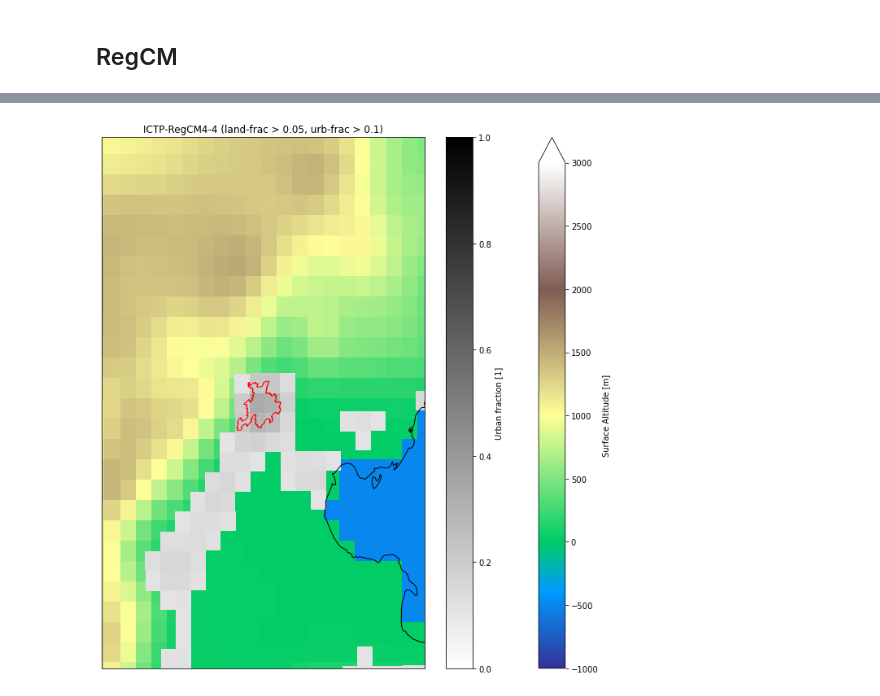
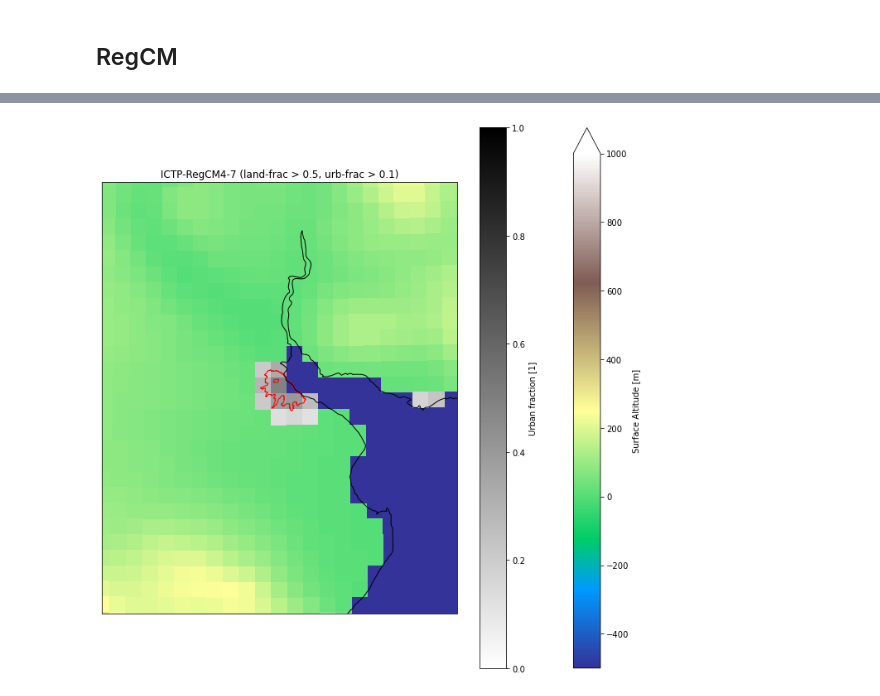
Before and after one commit to FPS-URB-RCC/CORDEX-CORE-WG, a Jupyter notebook: static_fields.ipynb, the cells around one changed output, grey strips where cells are left out. Drawn from its saved outputs; the diff is of its cells as text; code cells hidden in the pictures.

```diff
--- a/static_fields.ipynb
+++ b/static_fields.ipynb
@@ -31,20 +37,20 @@ clat = ucdb_city.centroid.y.values[0]
 # %%
-ords = xr.open_dataset('data/REMO/orography/orog_EAS-22_MPI-M-MPI-ESM-LR_historical_r0i0p0_GERICS-REMO2015_v1_fx_r0i0p0.nc')
-lfds = xr.open_dataset('data/REMO/land-sea-mask/sftlf_EAS-22_ECMWF-ERAINT_evaluation_r0i0p0_GERICS-REMO2015_v1_fx_r0i0p0.nc')
+ords = xr.open_mfdataset(f'data/REMO/orography/orog_{domain}_*REMO*.nc')
+lfds = xr.open_mfdataset(f'data/REMO/land-sea-mask/BLA_{domain}.nc')
 # %% [markdown]
 Fix the raw urban fraction data
 # %%
-ufout = 'sftuf_EAS-22_ECMWF-ERAINT_evaluation_r0i0p0_GERICS-REMO2015_v1_fx_r0i0p0.nc'
+ufout = f'sftuf_{domain}_ECMWF-ERAINT_evaluation_r0i0p0_GERICS-REMO2015_v1_fx_r0i0p0.nc'
 if os.path.exists(ufout):
   ufds = xr.open_dataset(ufout)
 else:
-  ufds_orig = xr.open_dataset('data/REMO/urbanfraction/orig/EAS-22.nc')
+  ufds_orig = xr.open_dataset(f'data/REMO/urbanfraction/orig/{domain}.nc')
   ufnp = ufds_orig.var493.values[0,9:-9,9:-9].copy()
-  ufds = lfds.assign(sftuf = (('rlat','rlon'), ufnp, dict(
+  ufds = ords.assign(sftuf = (('rlat','rlon'), ufnp, dict(
     long_name = 'Urban fraction',
     standard_name = 'urban_area_fraction',
     units = '1',
     cell_measures = 'area: areacella',
     grid_mapping = 'rotated_latitude_longitude'
-  ))).drop_vars('sftlf')
+  ))).drop_vars('orog')
   ufds.to_netcdf(ufout)
@@ -72,6 +95,6 @@ t = ucdb_city.plot(ax=ax, transform=lonlat, facecolor="none", edgecolor="red")
 # %% [markdown]
 ## RegCM
 # %%
-ords = xr.open_dataset('data/RegCM/orography/orog_EAS-22_NCC-NorESM1-M_historical_r1i1p1_ICTP-RegCM4-4_v0_fx.nc')
-lfds = xr.open_dataset('data/RegCM/land-sea-mask/sftlf_EAS-22_NCC-NorESM1-M_historical_r1i1p1_ICTP-RegCM4-4_v0_fx.nc')
+ords = xr.open_mfdataset(f'data/RegCM/orography/orog_{domain}_*RegCM*.nc')
+lfds = xr.open_mfdataset(f'data/RegCM/land-sea-mask/sftlf_{domain}_*RegCM*.nc')
 # %% [markdown]
@@ -79,9 +102,9 @@ Fix the raw urban fraction data. In this case, adding all urban fractions corres
 # %%
-ufout = 'sftuf_EAS-22_ICTP-RegCM4-4_v0_fx.nc'
+ufout = f'sftuf_{domain}_ICTP-RegCM4-4_v0_fx.nc'
 if os.path.exists(ufout):
   ufds = xr.open_dataset(ufout)
 else:
-  ufds_orig = xr.open_dataset('data/RegCM/urbanfraction/orig/EAS-22.nc')
+  ufds_orig = xr.open_dataset(f'data/RegCM/urbanfraction/orig/{domain}.nc')
   ufnp = ufds_orig.urb_2d.values.sum(axis = 0)/100.
   ufds = ufds_orig.assign(sftuf = (('iy','jx'), ufnp, dict(
     long_name = 'Urban fraction',
@@ -93,26 +116,27 @@ else:
   ufds.to_netcdf(ufout)
 # %%
 projvar = ords.orog.grid_mapping
-proj = ccrs.LambertConformal(
-  central_longitude = ords[projvar].longitude_of_central_meridian,
-  central_latitude = ords[projvar].latitude_of_projection_origin,
-  standard_parallels = ords[projvar].standard_parallel,
-  false_easting = ords[projvar].false_easting,
-  false_northing = ords[projvar].false_northing,
-# ords[projvar].semi_major_axis
-)
+#proj = ccrs.LambertConformal(
+#  central_longitude = ords[projvar].longitude_of_central_meridian,
+#  central_latitude = ords[projvar].latitude_of_projection_origin,
+#  standard_parallels = ords[projvar].standard_parallel,
+#  false_easting = ords[projvar].false_easting,
+#  false_northing = ords[projvar].false_northing,
+#ords[projvar].semi_major_axis
+#)
 lonlat = ccrs.PlateCarree()
+proj = lonlat                #####
 f = plt.figure(figsize=(12,12))
 ax = plt.axes(projection=proj)
 ords.orog.where(lfds.sftlf > land_thres*100).fillna(-500).plot(
-    ax=ax, x='lon', y='lat', transform=lonlat, cmap=plt.cm.terrain, vmin=-1000, vmax=3000
+    ax=ax, x='lon', y='lat', transform=lonlat, cmap=plt.cm.terrain, **orog_vlim
 )
 ufds.sftuf.where(ufds.sftuf > urban_thres).plot(
     ax=ax, x='xlon', y='xlat', transform=lonlat, cmap=plt.cm.gray_r, vmin=0, vmax=1
 )
 ax.set_extent([clon-size, clon+size, clat-size, clat+size], crs=lonlat)
 plt.title(f'{ords.model_id} (land-frac > {land_thres}, urb-frac > {urban_thres})')
 ax.coastlines(resolution='10m', linewidth=1, color='k')
 t = ucdb_city.plot(ax=ax, transform=lonlat, facecolor="none", edgecolor="red")
 # %% [output]
-[figure, old version]
+[figure, new version]
```
Also changed, not shown: parts of 12 cells of this notebook.
